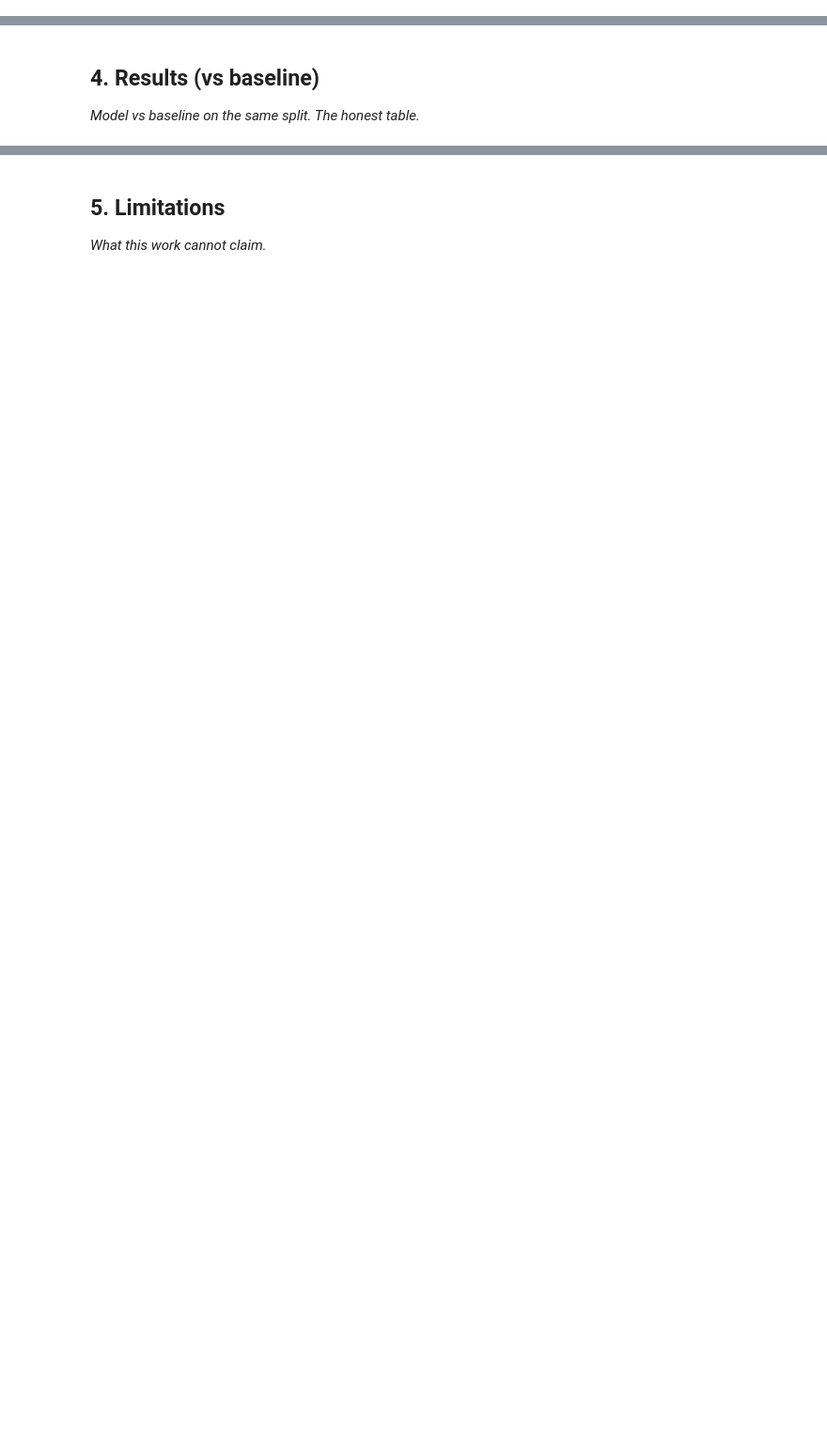
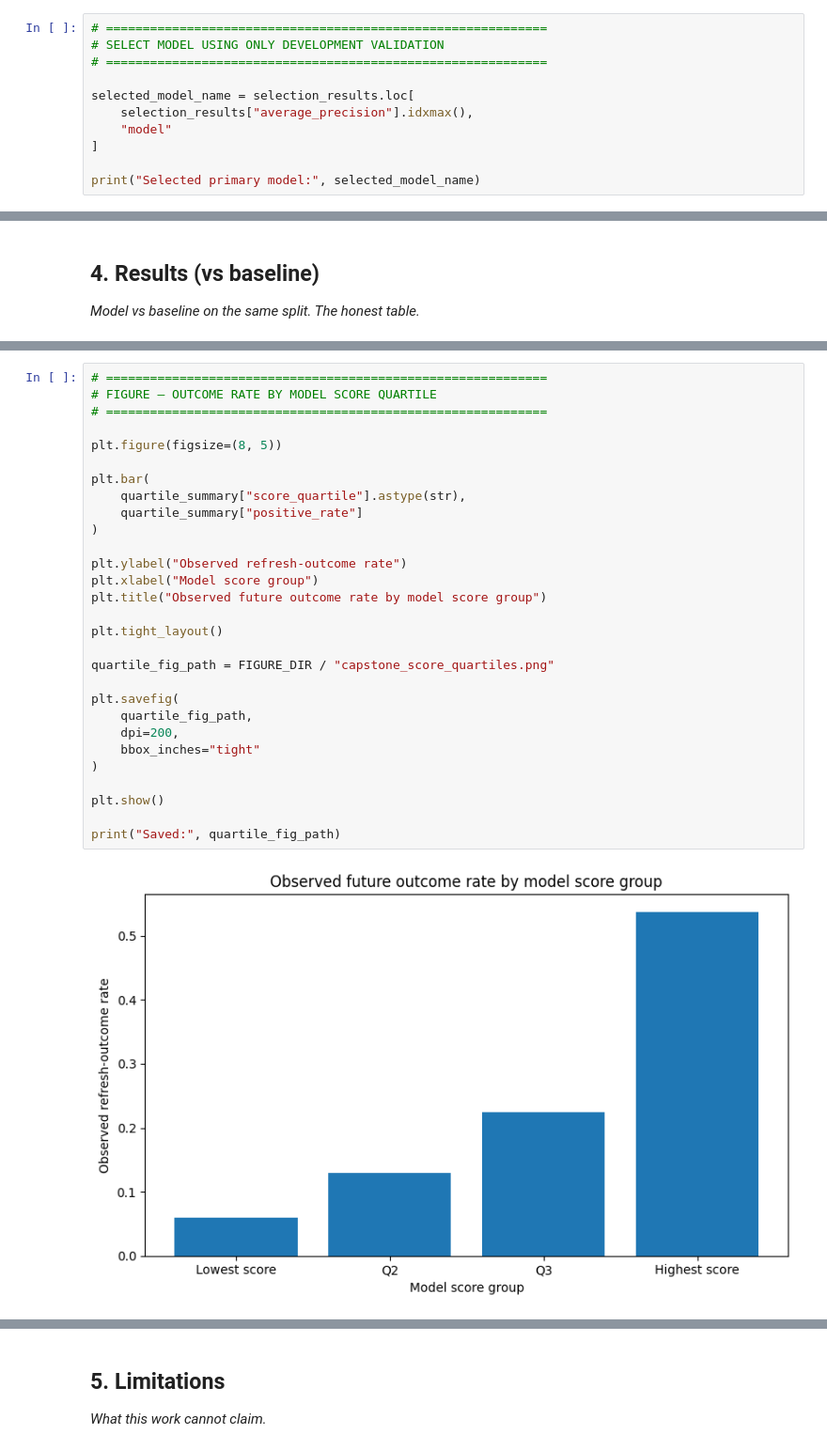
Before and after one commit to Wajiha-Waqar/FlyRankInternship, a Jupyter notebook: work/notebooks/capstone.ipynb, the cells around one changed output, grey strips where cells are left out. Shown at 94% size. Drawn from its saved outputs; the diff is of its cells as text; blank space fills up the shorter version.

Commit message:
Completed tasks in the capstone

```diff
--- a/work/notebooks/capstone.ipynb
+++ b/work/notebooks/capstone.ipynb
@@ -20,0 +919,11 @@ This skeleton is yours to fill. Work the sections **in order** — each one has
+# %%
+# ============================================================
+# SELECT MODEL USING ONLY DEVELOPMENT VALIDATION
+# ============================================================
+
+selected_model_name = selection_results.loc[
+    selection_results["average_precision"].idxmax(),
+    "model"
+]
+
+print("Selected primary model:", selected_model_name)
@@ -24,0 +1124,31 @@ This skeleton is yours to fill. Work the sections **in order** — each one has
+# %%
+# ============================================================
+# FIGURE — OUTCOME RATE BY MODEL SCORE QUARTILE
+# ============================================================
+
+plt.figure(figsize=(8, 5))
+
+plt.bar(
+    quartile_summary["score_quartile"].astype(str),
+    quartile_summary["positive_rate"]
+)
+
+plt.ylabel("Observed refresh-outcome rate")
+plt.xlabel("Model score group")
+plt.title("Observed future outcome rate by model score group")
+
+plt.tight_layout()
+
+quartile_fig_path = FIGURE_DIR / "capstone_score_quartiles.png"
+
+plt.savefig(
+    quartile_fig_path,
+    dpi=200,
+    bbox_inches="tight"
+)
+
+plt.show()
+
+print("Saved:", quartile_fig_path)
+# %% [output]
+[figure, added]
```
Also changed, not shown: parts of 54 cells of this notebook.
